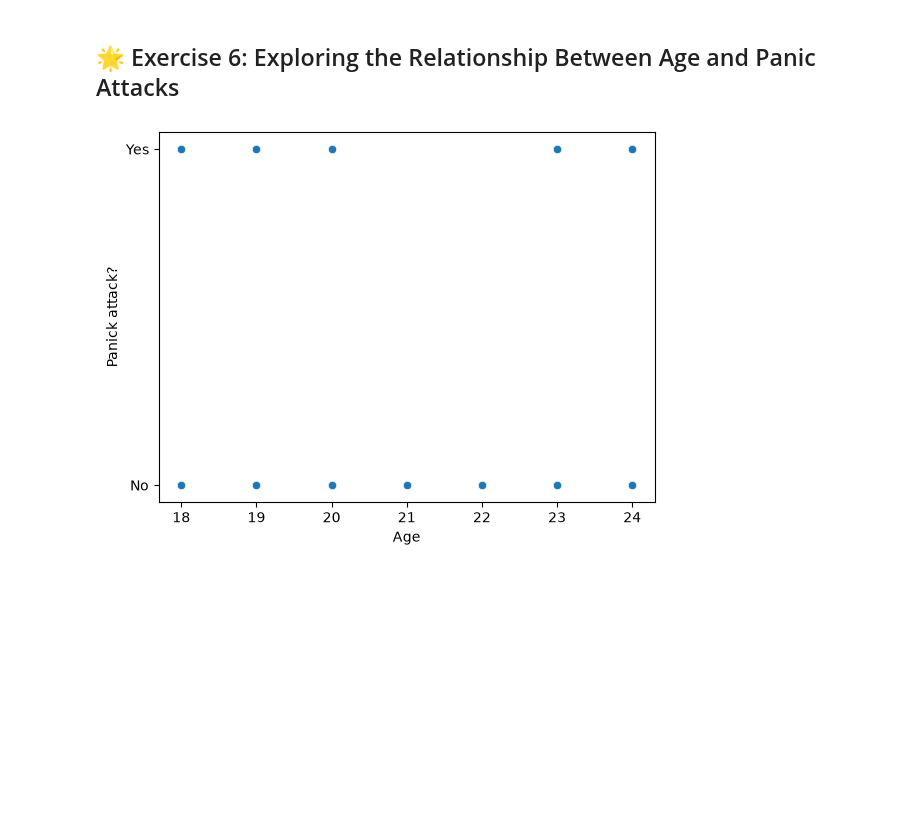
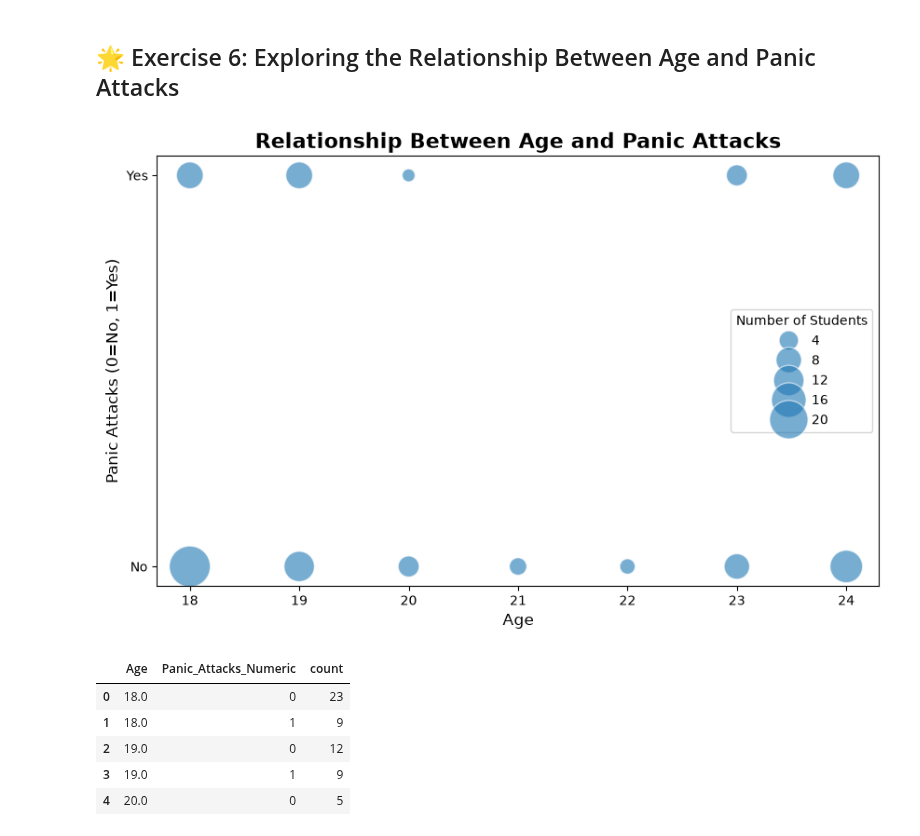
Before and after one commit to Rodgiva/DI-Bootcamp-GENAI, a Jupyter notebook: Week4/Day4/Exercices/Exercices.ipynb, the cells around one changed output. Cells and saved outputs as stored; diff of their text form; code cells hidden in the pictures; blank space fills up the shorter version.

```diff
--- a/Week4/Day4/Exercices/Exercices.ipynb
+++ b/Week4/Day4/Exercices/Exercices.ipynb
@@ -59,9 +67,30 @@ plt.show()
 # %% [markdown]
 ## 🌟 Exercise 6: Exploring the Relationship Between Age and Panic Attacks
 # %%
-sb.scatterplot(y = 'Do you have Panic attack?', x = 'Age', data = df)
-plt.xlabel('Age')
-plt.ylabel('Panick attack?')
+# sb.scatterplot(y = 'Do you have Panic attack?', x = 'Age', data = df, sizes=(100,500))
+# plt.xlabel('Age')
+# plt.ylabel('Panick attack?')
+# plt.show()
+
+df['Panic_Attacks_Numeric'] = (df['Do you have Panic attack?'] == 'Yes').astype(int)
+df_grouped = df.groupby(['Age', 'Panic_Attacks_Numeric']).size().reset_index(name='count')
+plt.figure(figsize=(10, 6))
+
+sb.scatterplot(data=df_grouped, x='Age', y='Panic_Attacks_Numeric', size='count', sizes=(100, 1000), alpha=0.6)
+
+plt.title('Relationship Between Age and Panic Attacks', fontsize=16, fontweight='bold')
+plt.xlabel('Age', fontsize=12)
+plt.ylabel('Panic Attacks (0=No, 1=Yes)', fontsize=12)
+plt.yticks([0, 1], ['No', 'Yes'])
+plt.legend(title='Number of Students')
+
 plt.show()
+df_grouped.head()
 # %% [output]
-[figure, old version]
+[figure, new version]
+|  | Age | Panic_Attacks_Numeric | count |
+| 0 | 18.0 | 0 | 23 |
+| 1 | 18.0 | 1 | 9 |
+| 2 | 19.0 | 0 | 12 |
+| 3 | 19.0 | 1 | 9 |
+| 4 | 20.0 | 0 | 5 |
```
Also changed, not shown: parts of 2 cells of this notebook, 2 other files.
